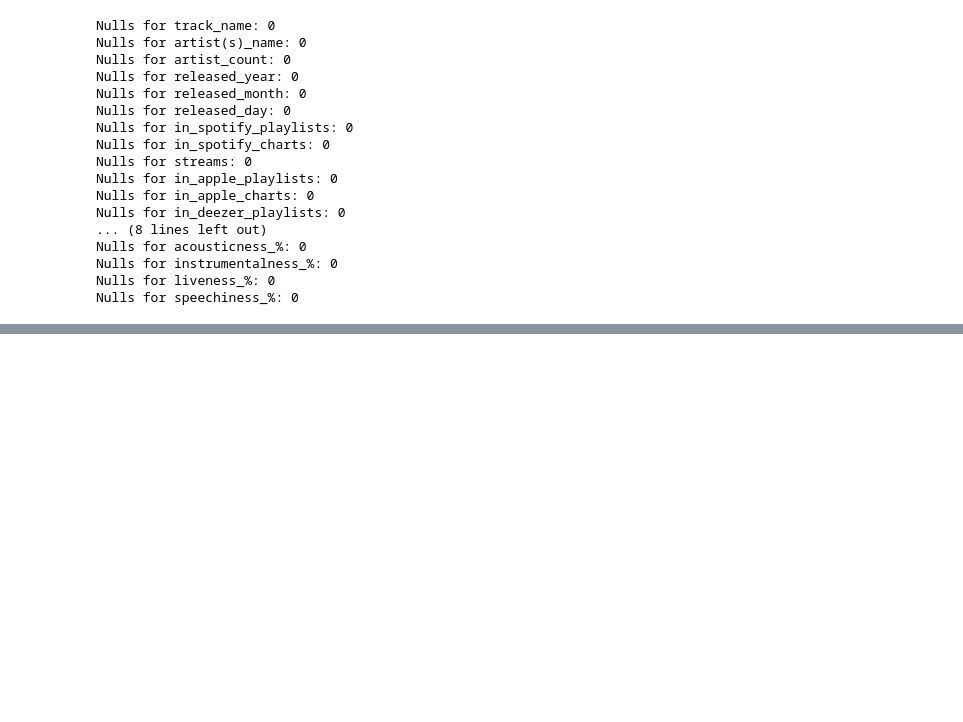
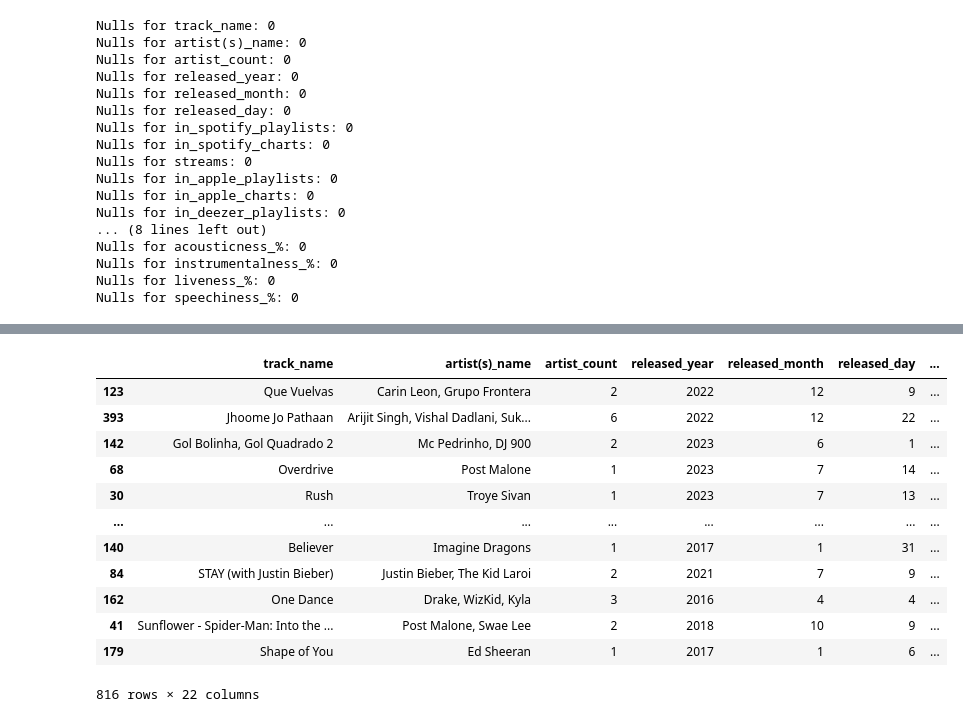
Before and after one commit to kellietjw/SC1015_FDAE_Team6_Mini-Project, a Jupyter notebook: SC1015_Group6_Project.ipynb, the cells around one changed output, grey strips where cells are left out. Drawn from its saved outputs; the diff is of its cells as text; code cells hidden in the pictures; blank space fills up the shorter version.

```diff
--- a/SC1015_Group6_Project.ipynb
+++ b/SC1015_Group6_Project.ipynb
@@ -190,3 +145,9 @@ Nulls for acousticness_%: 0
 Nulls for instrumentalness_%: 0
 Nulls for liveness_%: 0
 Nulls for speechiness_%: 0
+# %%
+# remove null rows
+sorted_data.dropna(inplace=True)
+for i in sorted_data:
+    nulls = sorted_data[i].isnull().sum()
+    print(f"Nulls for {i}: {nulls}")
@@ -192,0 +172,19 @@ Nulls for speechiness_%: 0
+# %%
+# removing the irrelevant columns
+irrelevant_col = ['key', 'mode']
+sorted_data.drop(columns=irrelevant_col, inplace=True)
+sorted_data
+# %% [output]
+|  | track_name | artist(s)_name | artist_count | released_year | released_month | released_day | ... |
+| 123 | Que Vuelvas | Carin Leon, Grupo Frontera | 2 | 2022 | 12 | 9 | ... |
+| 393 | Jhoome Jo Pathaan | Arijit Singh, Vishal Dadlani, Suk... | 6 | 2022 | 12 | 22 | ... |
+| 142 | Gol Bolinha, Gol Quadrado 2 | Mc Pedrinho, DJ 900 | 2 | 2023 | 6 | 1 | ... |
+| 68 | Overdrive | Post Malone | 1 | 2023 | 7 | 14 | ... |
+| 30 | Rush | Troye Sivan | 1 | 2023 | 7 | 13 | ... |
+| ... | ... | ... | ... | ... | ... | ... | ... |
+| 140 | Believer | Imagine Dragons | 1 | 2017 | 1 | 31 | ... |
+| 84 | STAY (with Justin Bieber) | Justin Bieber, The Kid Laroi | 2 | 2021 | 7 | 9 | ... |
+| 162 | One Dance | Drake, WizKid, Kyla | 3 | 2016 | 4 | 4 | ... |
+| 41 | Sunflower - Spider-Man: Into the ... | Post Malone, Swae Lee | 2 | 2018 | 10 | 9 | ... |
+| 179 | Shape of You | Ed Sheeran | 1 | 2017 | 1 | 6 | ... |
+816 rows × 22 columns
```
Also changed, not shown: parts of 6 cells of this notebook.
